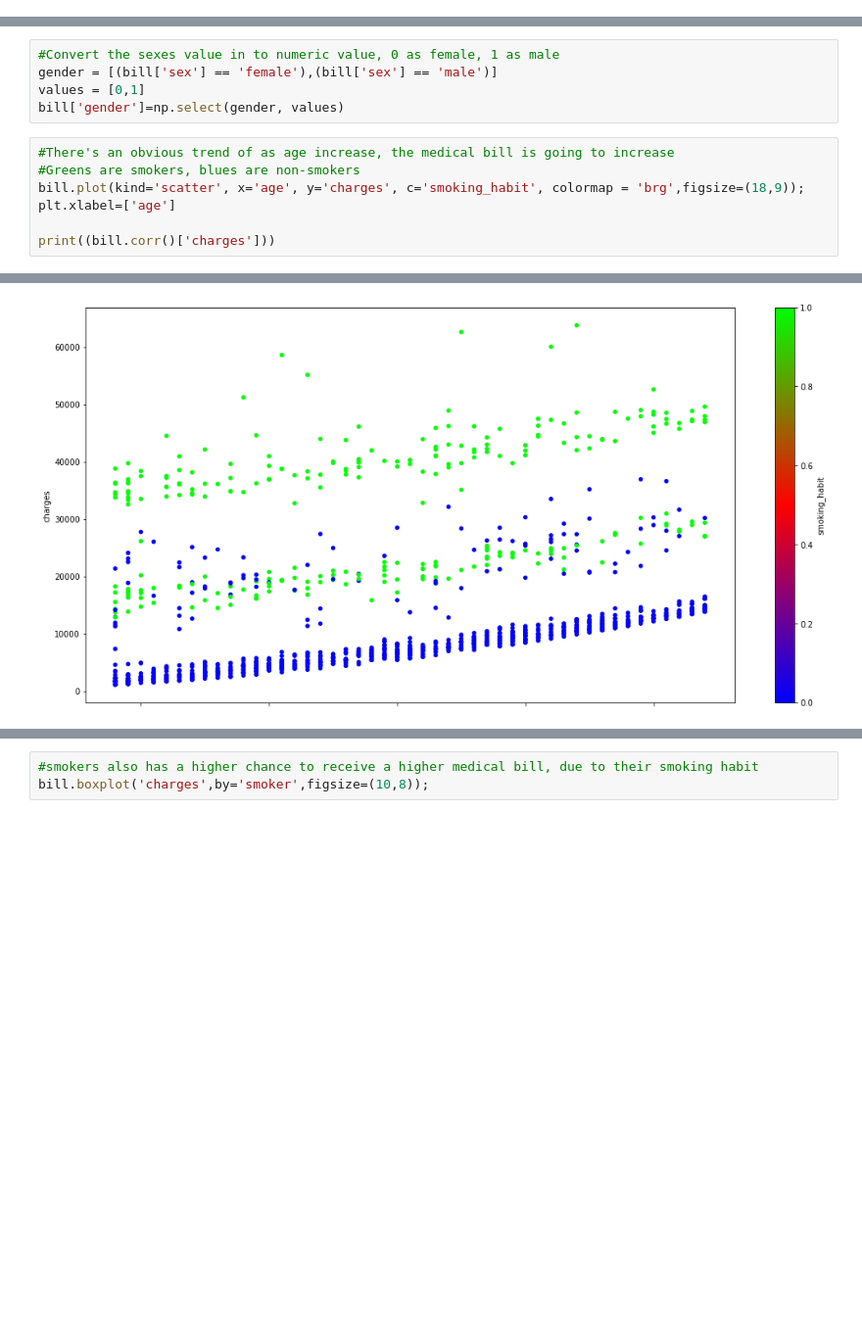
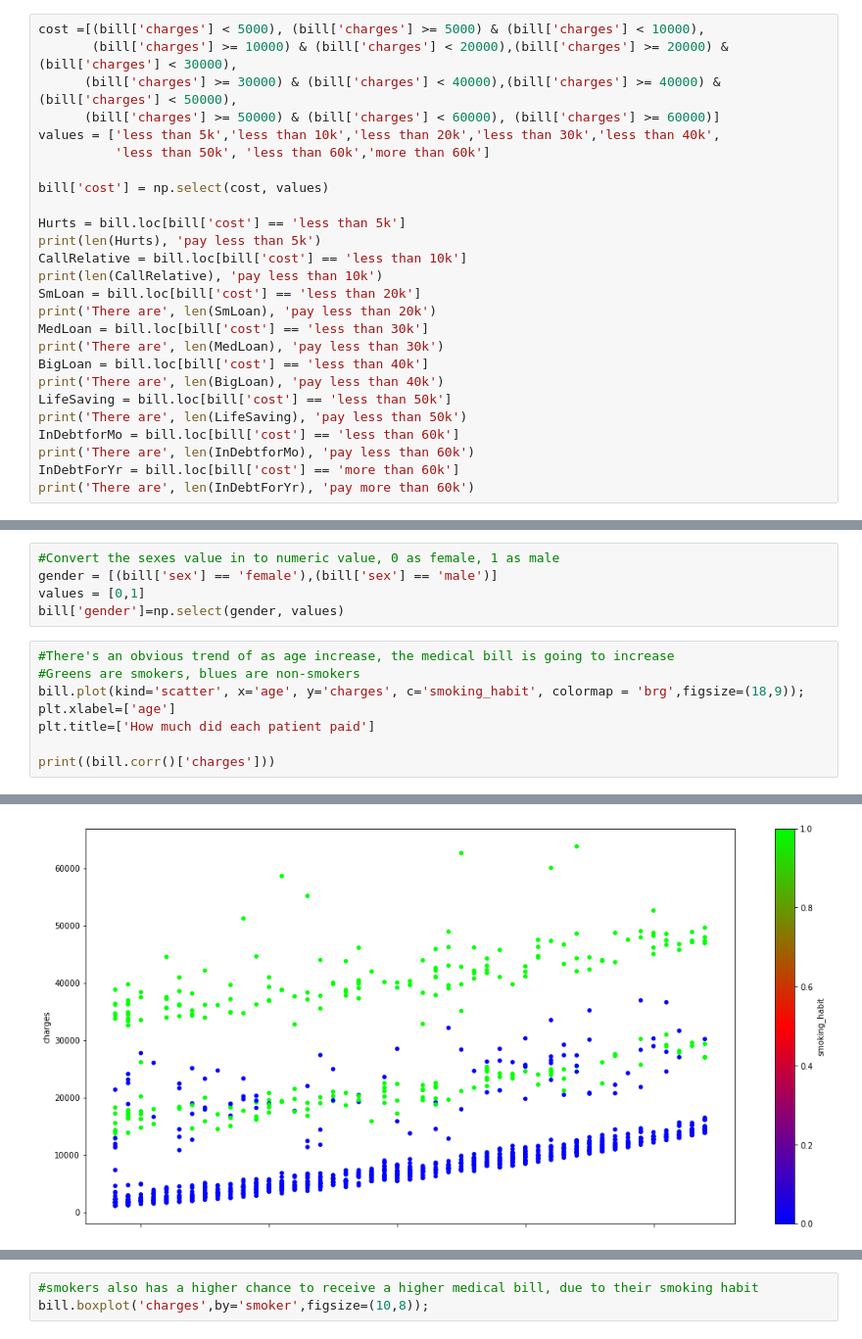
Before and after one commit to tonyzz987/GA, a Jupyter notebook: Hospital Bill EDA.ipynb, the cells around one changed output, grey strips where cells are left out. Shown at 98% size. Saved outputs shown, nothing was run; the diff lists cells and outputs as text; blank space fills up the shorter version.

```diff
--- a/Hospital Bill EDA.ipynb
+++ b/Hospital Bill EDA.ipynb
@@ -133,0 +134,26 @@ There are 92 morbid obese patients.
+# %%
+cost =[(bill['charges'] < 5000), (bill['charges'] >= 5000) & (bill['charges'] < 10000),
+       (bill['charges'] >= 10000) & (bill['charges'] < 20000),(bill['charges'] >= 20000) & (bill['charges'] < 30000),
+      (bill['charges'] >= 30000) & (bill['charges'] < 40000),(bill['charges'] >= 40000) & (bill['charges'] < 50000),
+      (bill['charges'] >= 50000) & (bill['charges'] < 60000), (bill['charges'] >= 60000)]
+values = ['less than 5k','less than 10k','less than 20k','less than 30k','less than 40k',
+          'less than 50k', 'less than 60k','more than 60k']
+
+bill['cost'] = np.select(cost, values)
+
+Hurts = bill.loc[bill['cost'] == 'less than 5k']
+print(len(Hurts), 'pay less than 5k')
+CallRelative = bill.loc[bill['cost'] == 'less than 10k']
+print(len(CallRelative), 'pay less than 10k')
+SmLoan = bill.loc[bill['cost'] == 'less than 20k']
+print('There are', len(SmLoan), 'pay less than 20k')
+MedLoan = bill.loc[bill['cost'] == 'less than 30k']
+print('There are', len(MedLoan), 'pay less than 30k')
+BigLoan = bill.loc[bill['cost'] == 'less than 40k']
+print('There are', len(BigLoan), 'pay less than 40k')
+LifeSaving = bill.loc[bill['cost'] == 'less than 50k']
+print('There are', len(LifeSaving), 'pay less than 50k')
+InDebtforMo = bill.loc[bill['cost'] == 'less than 60k']
+print('There are', len(InDebtforMo), 'pay less than 60k')
+InDebtForYr = bill.loc[bill['cost'] == 'more than 60k']
+print('There are', len(InDebtForYr), 'pay more than 60k')
@@ -181,21 +238,22 @@ bill['gender']=np.select(gender, values)
 # %%
 #There's an obvious trend of as age increase, the medical bill is going to increase
 #Greens are smokers, blues are non-smokers
 bill.plot(kind='scatter', x='age', y='charges', c='smoking_habit', colormap = 'brg',figsize=(18,9));
 plt.xlabel=['age']
+plt.title=['How much did each patient paid']
 
 print((bill.corr()['charges']))
 # %% [output]
 age                   0.299008
 bmi                   0.198341
 children              0.067998
 charges               1.000000
 smoking_habit         0.787251
 BMI_Classification    0.204069
 location              0.056993
 gender                0.057292
 Name: charges, dtype: float64
-[figure, old version]
+[figure, new version]
 # %%
 #scatter plot with x is age, y as charges, but colored depending on the BMI classification by the BMI Calculator
 #blue is underweight, orange is normal, green is overweight
```
Also changed, not shown: parts of 18 cells of this notebook, 2 other files.
